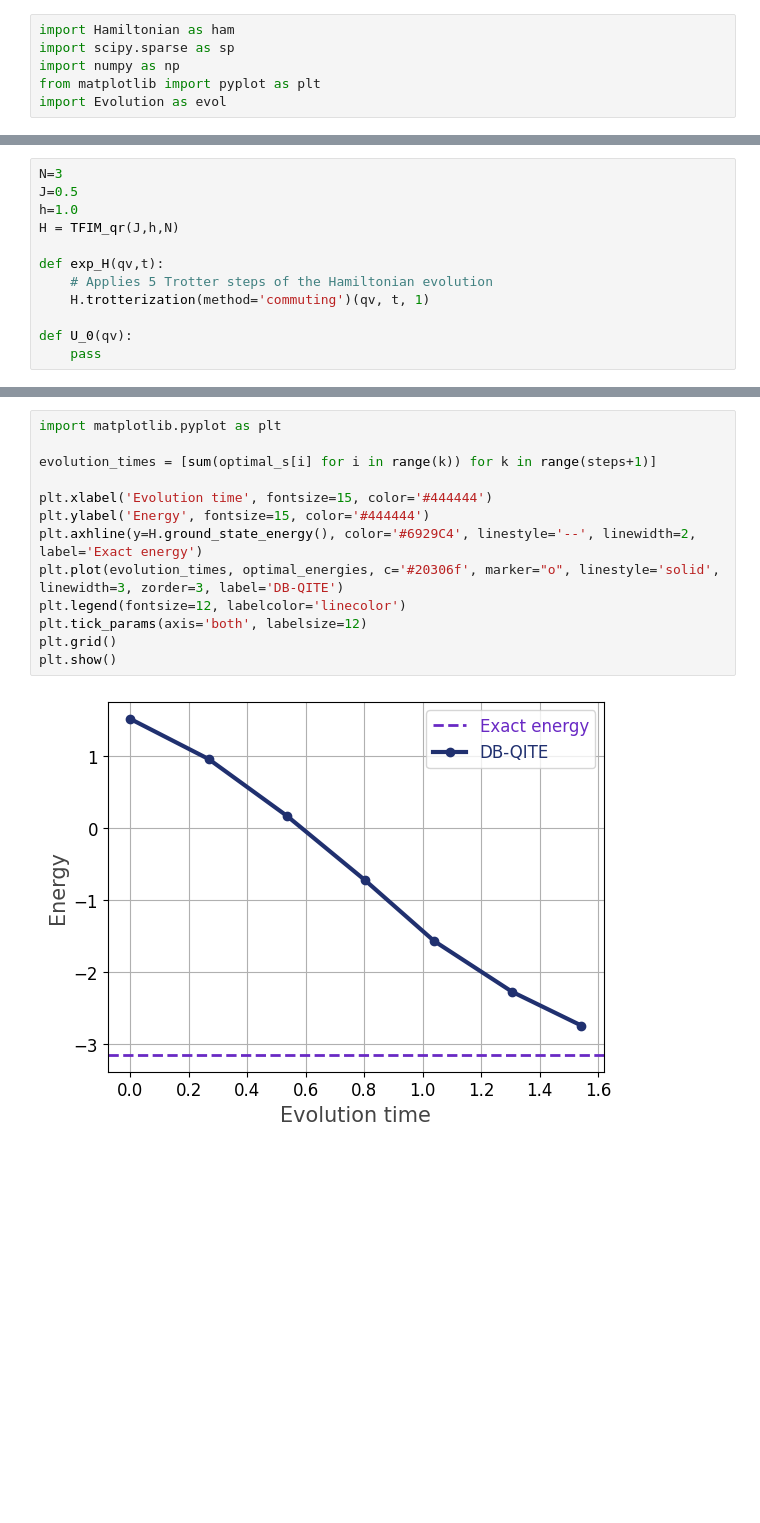
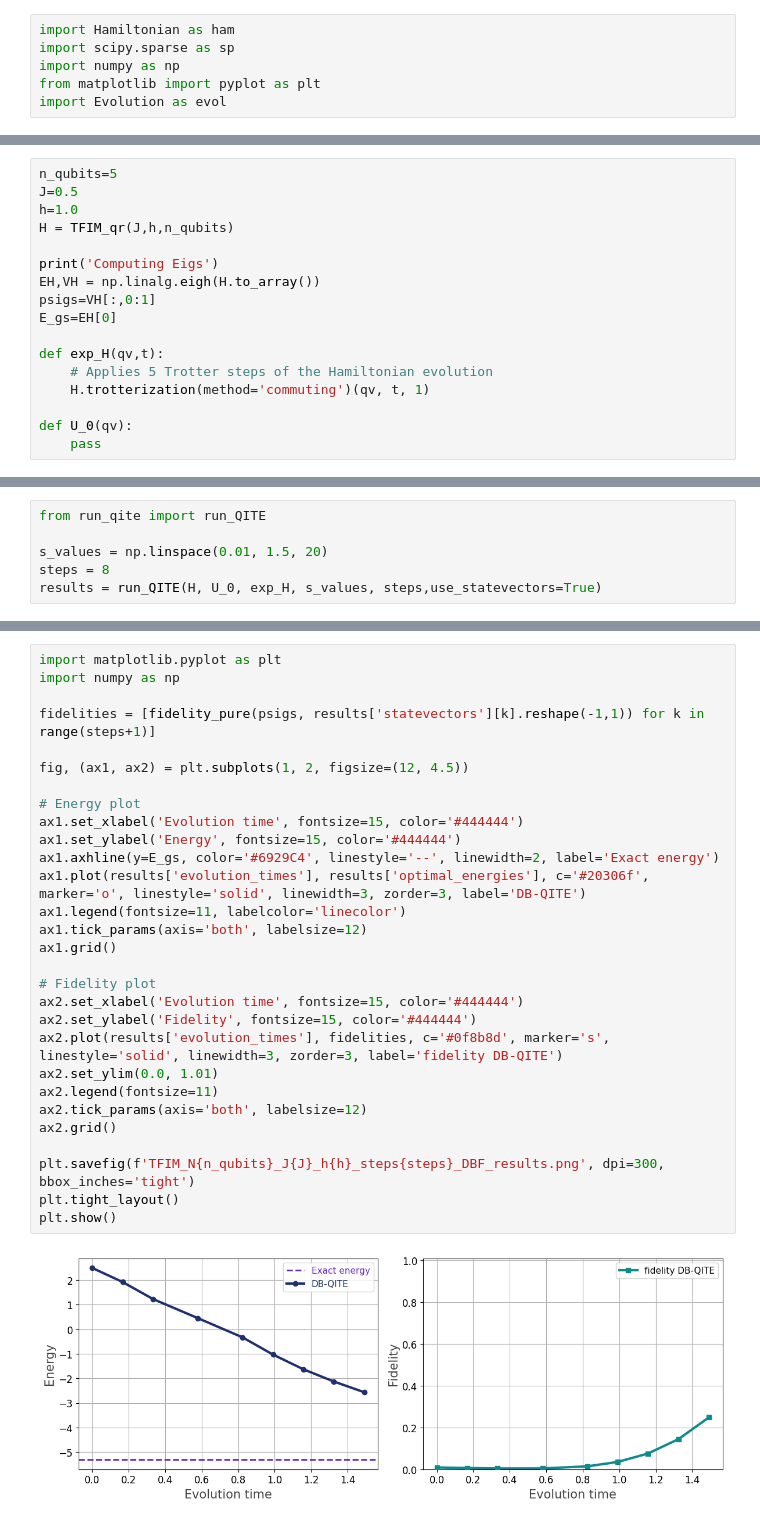
Before and after one commit to LucaYoy/ACQ, a Jupyter notebook: DBF/example_TFIM_DBF.ipynb, the cells around one changed output, grey strips where cells are left out. Cells and saved outputs as stored; diff of their text form; blank space fills up the shorter version.

Commit message:
DBF Qite vs acq in qrisp

```diff
--- a/DBF/example_TFIM_DBF.ipynb
+++ b/DBF/example_TFIM_DBF.ipynb
@@ -21,8 +32,13 @@ WARNING:2026-04-16 17:15:51,540:jax._src.xla_bridge:864: An NVIDIA GPU may be pr
 # %%
-N=3
+n_qubits=5
 J=0.5
 h=1.0
-H = TFIM_qr(J,h,N)
+H = TFIM_qr(J,h,n_qubits)
+
+print('Computing Eigs')
+EH,VH = np.linalg.eigh(H.to_array())
+psigs=VH[:,0:1]
+E_gs=EH[0]
 
 def exp_H(qv,t):
     # Applies 5 Trotter steps of the Hamiltonian evolution
@@ -83,0 +49,6 @@ Step 6: Lowest Energy = -2.7374
+# %%
+from run_qite import run_QITE
+
+s_values = np.linspace(0.01, 1.5, 20)
+steps = 8
+results = run_QITE(H, U_0, exp_H, s_values, steps,use_statevectors=True)
@@ -84,15 +64,31 @@ Step 6: Lowest Energy = -2.7374
 # %%
 import matplotlib.pyplot as plt
+import numpy as np
 
-evolution_times = [sum(optimal_s[i] for i in range(k)) for k in range(steps+1)]
+fidelities = [fidelity_pure(psigs, results['statevectors'][k].reshape(-1,1)) for k in range(steps+1)]
 
-plt.xlabel('Evolution time', fontsize=15, color='#444444')
-plt.ylabel('Energy', fontsize=15, color='#444444')
-plt.axhline(y=H.ground_state_energy(), color='#6929C4', linestyle='--', linewidth=2, label='Exact energy')
-plt.plot(evolution_times, optimal_energies, c='#20306f', marker="o", linestyle='solid', linewidth=3, zorder=3, label='DB-QITE')
-plt.legend(fontsize=12, labelcolor='linecolor')
-plt.tick_params(axis='both', labelsize=12)
-plt.grid()
+fig, (ax1, ax2) = plt.subplots(1, 2, figsize=(12, 4.5))
+
+# Energy plot
+ax1.set_xlabel('Evolution time', fontsize=15, color='#444444')
+ax1.set_ylabel('Energy', fontsize=15, color='#444444')
+ax1.axhline(y=E_gs, color='#6929C4', linestyle='--', linewidth=2, label='Exact energy')
+ax1.plot(results['evolution_times'], results['optimal_energies'], c='#20306f', marker='o', linestyle='solid', linewidth=3, zorder=3, label='DB-QITE')
+ax1.legend(fontsize=11, labelcolor='linecolor')
+ax1.tick_params(axis='both', labelsize=12)
+ax1.grid()
+
+# Fidelity plot
+ax2.set_xlabel('Evolution time', fontsize=15, color='#444444')
+ax2.set_ylabel('Fidelity', fontsize=15, color='#444444')
+ax2.plot(results['evolution_times'], fidelities, c='#0f8b8d', marker='s', linestyle='solid', linewidth=3, zorder=3, label='fidelity DB-QITE')
+ax2.set_ylim(0.0, 1.01)
+ax2.legend(fontsize=11)
+ax2.tick_params(axis='both', labelsize=12)
+ax2.grid()
+
+plt.savefig(f'TFIM_N{n_qubits}_J{J}_h{h}_steps{steps}_DBF_results.png', dpi=300, bbox_inches='tight')
+plt.tight_layout()
 plt.show()
 # %% [output]
-[figure, old version]
+[figure, new version]
```
Also changed, not shown: parts of 9 cells of this notebook, 3 other files.
